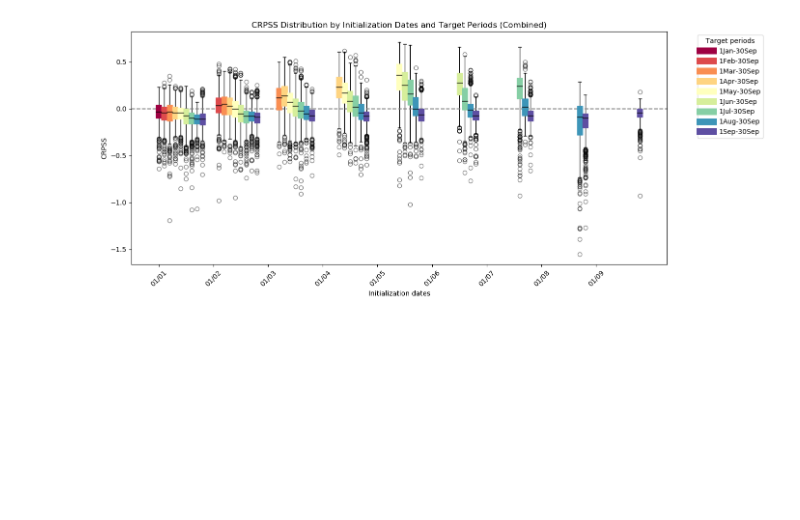
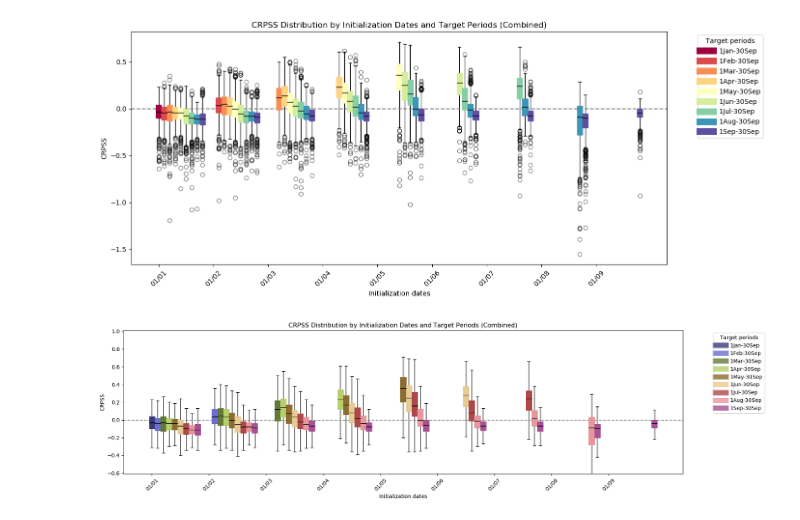
Before and after one commit to Laurin-98/FROSTBYTE_PREVAH, a Jupyter notebook: notebooks/Evaluations.ipynb, the cells around one changed output. Drawn from its saved outputs; the diff is of its cells as text; code cells hidden in the pictures; blank space fills up the shorter version.

```diff
--- a/notebooks/Evaluations.ipynb
+++ b/notebooks/Evaluations.ipynb
@@ -669,3 +685,80 @@ plt.show()
 [figure]
 # %%
 fig.savefig('../CH_data/CH_camels_output_plots/evaluation/CRPSS.png', dpi=300, bbox_inches='tight')
+# %%
+import os
+import xarray as xr
+import pandas as pd
+import matplotlib.pyplot as plt
+import numpy as np
+
+# Folder where all the .nc files are stored
+directory = "../CH_data/CH_camels_output_data/probabilistic_niv_lim"
+
+# Initialize an empty list to store the CRPSS data from each file
+all_crpss_data = []
+
+# Loop through each file in the directory
+for filename in os.listdir(directory):
+    if filename.endswith(".nc"):
+        file_path = os.path.join(directory, filename)
+
+        # Open the NetCDF file
+        data = xr.open_dataset(file_path)
+
+        # Extract the CRPSS data and convert it to a DataFrame
+        crpss_data = data['CRPSS'].to_dataframe().reset_index()
+
+        # Append the data to our list
+        all_crpss_data.append(crpss_data)
+
+# Concatenate all CRPSS data into a single DataFrame
+combined_crpss_data = pd.concat(all_crpss_data, ignore_index=True)
+
+# Define unique target periods and generate colors using tab20b colormap
+target_periods = combined_crpss_data['target_period'].unique()
+cmap = plt.cm.get_cmap('tab20b')
+colors = [cmap(i / len(target_periods)) for i in range(len(target_periods))]
+
+# Plotting
+fig = plt.figure(figsize=(18, 5))
+
+# Iterate over each target period to plot individually
+for i, (color, target_period) in enumerate(zip(colors, target_periods)):
+    # Filter data for the current target period
+    period_data = combined_crpss_data[combined_crpss_data['target_period'] == target_period]
+
+    # For each initialization date, create a boxplot with an offset for visual separation
+    for j, init_date in enumerate(period_data['init_date'].unique()):
+        # Extract CRPSS values for this init date and target period
+        values = period_data[period_data['init_date'] == init_date]['CRPSS'].values
+        # Plot boxplot at the correct x-offset (j + small offset for each target period)
+        plt.boxplot(values, positions=[j + i * 0.1], widths=0.1, patch_artist=True,
+                    boxprops=dict(facecolor=color, color=color),
+                    medianprops=dict(color="black"),
+                    flierprops=dict(marker='o', color=color, alpha=0.5),
+                    showfliers=False)  # Exclude outliers
+
+# Set x-axis labels to the unique initialization dates
+plt.xticks(ticks=range(len(combined_crpss_data['init_date'].unique())),
+           labels=combined_crpss_data['init_date'].unique(), rotation=45)
+
+# Add plot labels and title
+plt.xlabel("Initialization dates")
+plt.ylabel("CRPSS")
+plt.title("CRPSS Distribution by Initialization Dates and Target Periods (Combined)")
+plt.axhline(0, color="gray", linestyle="--")
+
+# Adjust the x-axis limits to extend to 1.01
+plt.ylim(-0.61, 1.01)
+
+# Create a custom legend
+for color, target_period in zip(colors, target_periods):
+    plt.plot([], [], color=color, label=target_period, linewidth=10, alpha=0.8)
+plt.legend(title="Target periods", bbox_to_anchor=(1.05, 1), loc='upper left')
+
+# Display the plot
+plt.tight_layout()
+plt.show()
+# %% [output]
+[figure, added]
```
Also changed, not shown: parts of 2 cells of this notebook, 2 other files.
